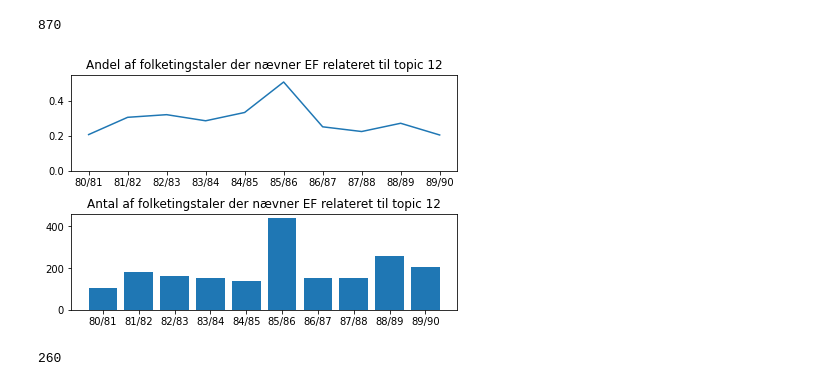
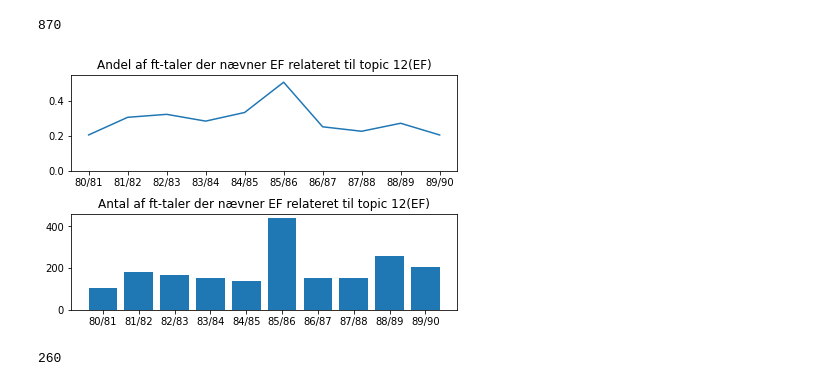
Before and after one commit to JCardie/Speciale_scripts, a Jupyter notebook: 80_erne_simpel_topic_model.ipynb, the cells around one changed output. Saved outputs shown, nothing was run; the diff lists cells and outputs as text; code cells hidden in the pictures.

```diff
--- a/80_erne_simpel_topic_model.ipynb
+++ b/80_erne_simpel_topic_model.ipynb
@@ -646,5 +649,5 @@ len(topics_fiskeri_høj_sand)
 # %%
-fiskeri_ef_år = [Alle_taler_år[index] for index in topics_fiskeri_høj_sand]
+fiskeri_ef_år = [Alle_taler_år[index] for index in topics_fiskeri]
 # %%
 år_1980erne = list(set(fiskeri_ef_år))
 år_1980erne.sort()
@@ -815,7 +818,7 @@ print(Alle_taler[random_index])
 # %%
 topics_landbrug = []
 topics_landbrug_sand = []
-for index in range(len(gensim_corpus)):
+for index in range(len(data_lemmatized)):
     bow = gensim_dictionary.doc2bow(data_lemmatized[index])
     eu_tale_topic_distribution = lda_model.get_document_topics(bow)
     for topic, sand in eu_tale_topic_distribution:
@@ -980,7 +982,7 @@ Af Dorte Bennedsen (S) m.fl.
 # %%
 topics_afgift = []
 topics_afgift_sand = []
-for index in range(len(gensim_corpus)):
+for index in range(len(data_lemmatized)):
     bow = gensim_dictionary.doc2bow(data_lemmatized[index])
     eu_tale_topic_distribution = lda_model.get_document_topics(bow)
     for topic, sand in eu_tale_topic_distribution:
@@ -1024,7 +1026,7 @@ fig.savefig("plots/1980_erne/Andel_af_folketingstaler_der_nævner_EF relateret_t
 # %%
 topics_ef_12 = []
 topics_ef_12_sand = []
-for index in range(len(gensim_corpus)):
+for index in range(len(data_lemmatized)):
     bow = gensim_dictionary.doc2bow(data_lemmatized[index])
     eu_tale_topic_distribution = lda_model.get_document_topics(bow)
     for topic, sand in eu_tale_topic_distribution:
@@ -1043,15 +1045,15 @@ for år in år_1980erne:
 ef_12_andel = [ef_12_antal_taler_1980eren[i]/antal_taler_år[i] for i in range(10)]
 # %%
 fig, (ax1, ax2) = plt.subplots(2, 1)
-ax1.set_title("Andel af folketingstaler der nævner EF relateret til topic 12")
+ax1.set_title("Andel af ft-taler der nævner EF relateret til topic 12(EF)")
 ax1.plot(folketingsår, ef_12_andel)
 ax1.set_ylim([0, 0.55])
-ax2.set_title("Antal af folketingstaler der nævner EF relateret til topic 12")
+ax2.set_title("Antal af ft-taler der nævner EF relateret til topic 12(EF)")
 ax2.bar(folketingsår, ef_12_antal_taler_1980eren)
 fig.tight_layout(pad=1.0)
 fig.savefig("plots/1980_erne/Andel_af_folketingstaler_der_nævner_EF relateret_til_topic_12")
 # %% [output]
-[figure, old version]
+[figure, new version]
 # %%
 #undersøgelse af EF_pakken
 # %%
```
Also changed, not shown: parts of 26 cells of this notebook.
